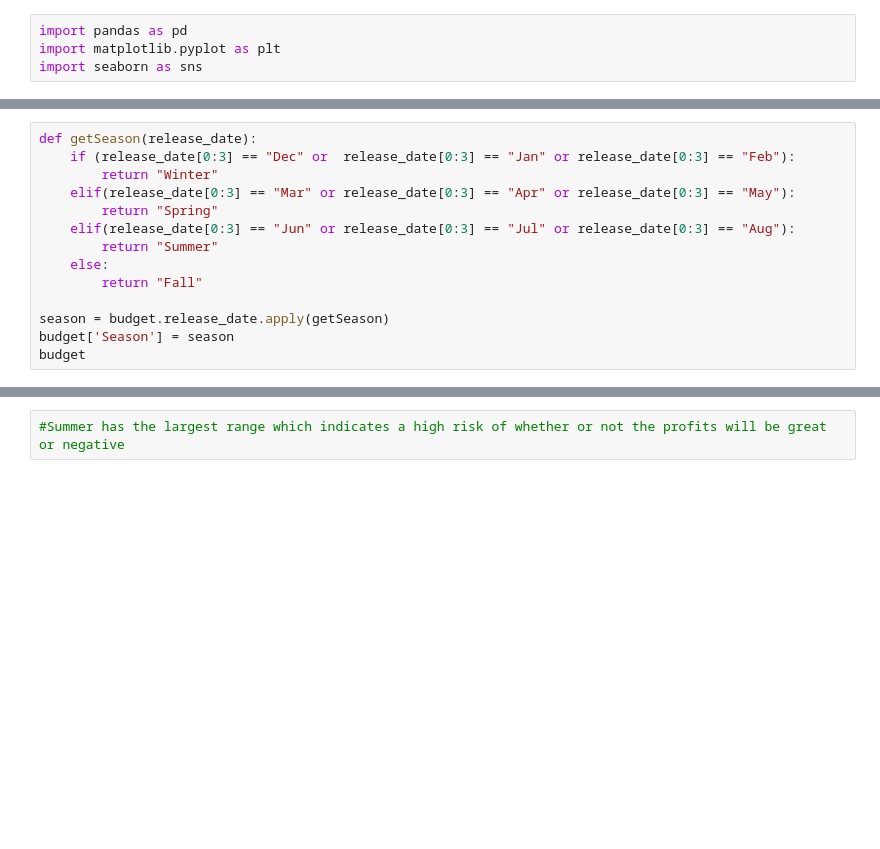
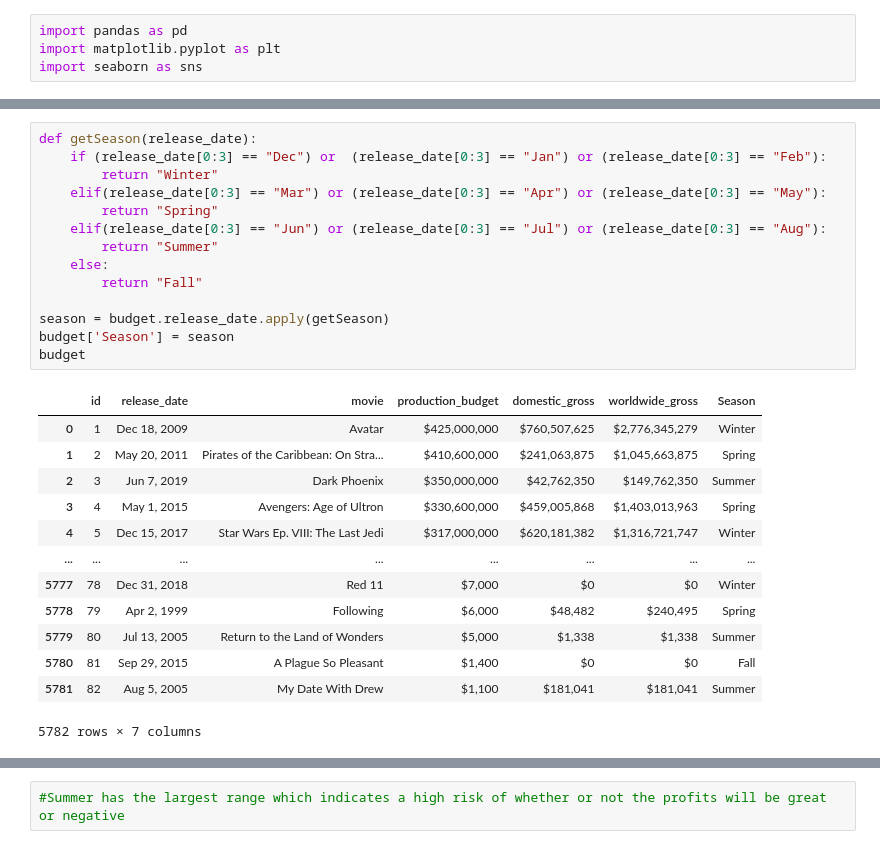
Before and after one commit to richesinrr0/microsoft_movie_analysis, a Jupyter notebook: Movie_analysis_tables.ipynb, the cells around one changed output, grey strips where cells are left out. Drawn from its saved outputs; the diff is of its cells as text; blank space fills up the shorter version.

```diff
--- a/Movie_analysis_tables.ipynb
+++ b/Movie_analysis_tables.ipynb
@@ -14,14 +26,28 @@ FileNotFoundError: [Errno 2] No such file or directory: 'data/zippedData/tn.movi
 # %%
 def getSeason(release_date):
-    if (release_date[0:3] == "Dec" or  release_date[0:3] == "Jan" or release_date[0:3] == "Feb"):
+    if (release_date[0:3] == "Dec") or  (release_date[0:3] == "Jan") or (release_date[0:3] == "Feb"):
         return "Winter"
-    elif(release_date[0:3] == "Mar" or release_date[0:3] == "Apr" or release_date[0:3] == "May"):
+    elif(release_date[0:3] == "Mar") or (release_date[0:3] == "Apr") or (release_date[0:3] == "May"):
         return "Spring"
-    elif(release_date[0:3] == "Jun" or release_date[0:3] == "Jul" or release_date[0:3] == "Aug"):
+    elif(release_date[0:3] == "Jun") or (release_date[0:3] == "Jul") or (release_date[0:3] == "Aug"):
         return "Summer"
     else:
         return "Fall"
 
 season = budget.release_date.apply(getSeason)
 budget['Season'] = season
 budget
+# %% [output]
+|  | id | release_date | movie | production_budget | domestic_gross | worldwide_gross | Season |
+| 0 | 1 | Dec 18, 2009 | Avatar | $425,000,000 | $760,507,625 | $2,776,345,279 | Winter |
+| 1 | 2 | May 20, 2011 | Pirates of the Caribbean: On Stra... | $410,600,000 | $241,063,875 | $1,045,663,875 | Spring |
+| 2 | 3 | Jun 7, 2019 | Dark Phoenix | $350,000,000 | $42,762,350 | $149,762,350 | Summer |
+| 3 | 4 | May 1, 2015 | Avengers: Age of Ultron | $330,600,000 | $459,005,868 | $1,403,013,963 | Spring |
+| 4 | 5 | Dec 15, 2017 | Star Wars Ep. VIII: The Last Jedi | $317,000,000 | $620,181,382 | $1,316,721,747 | Winter |
+| ... | ... | ... | ... | ... | ... | ... | ... |
+| 5777 | 78 | Dec 31, 2018 | Red 11 | $7,000 | $0 | $0 | Winter |
+| 5778 | 79 | Apr 2, 1999 | Following | $6,000 | $48,482 | $240,495 | Spring |
+| 5779 | 80 | Jul 13, 2005 | Return to the Land of Wonders | $5,000 | $1,338 | $1,338 | Summer |
+| 5780 | 81 | Sep 29, 2015 | A Plague So Pleasant | $1,400 | $0 | $0 | Fall |
+| 5781 | 82 | Aug 5, 2005 | My Date With Drew | $1,100 | $181,041 | $181,041 | Summer |
+5782 rows × 7 columns
```
Also changed, not shown: parts of 30 cells of this notebook.
